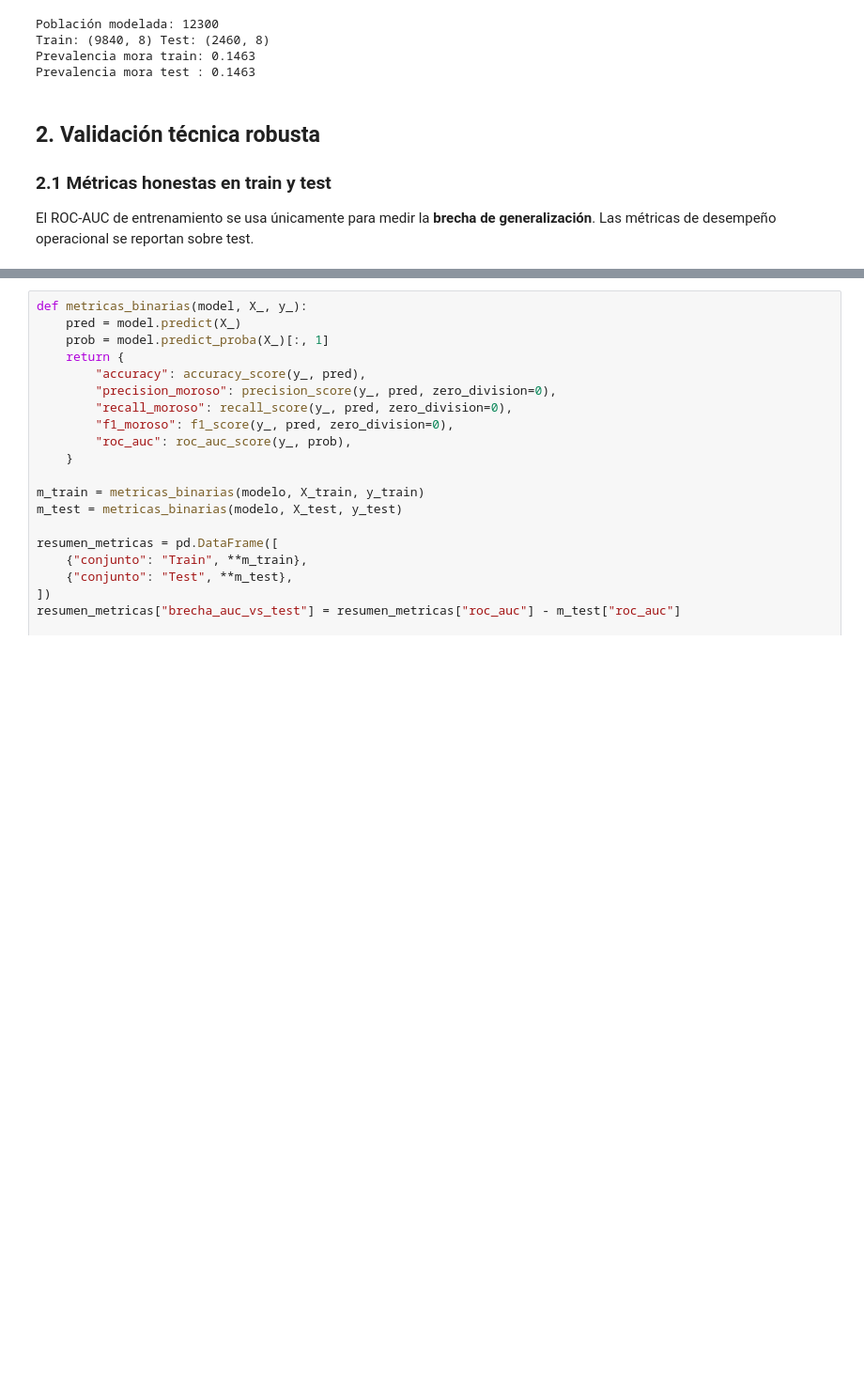
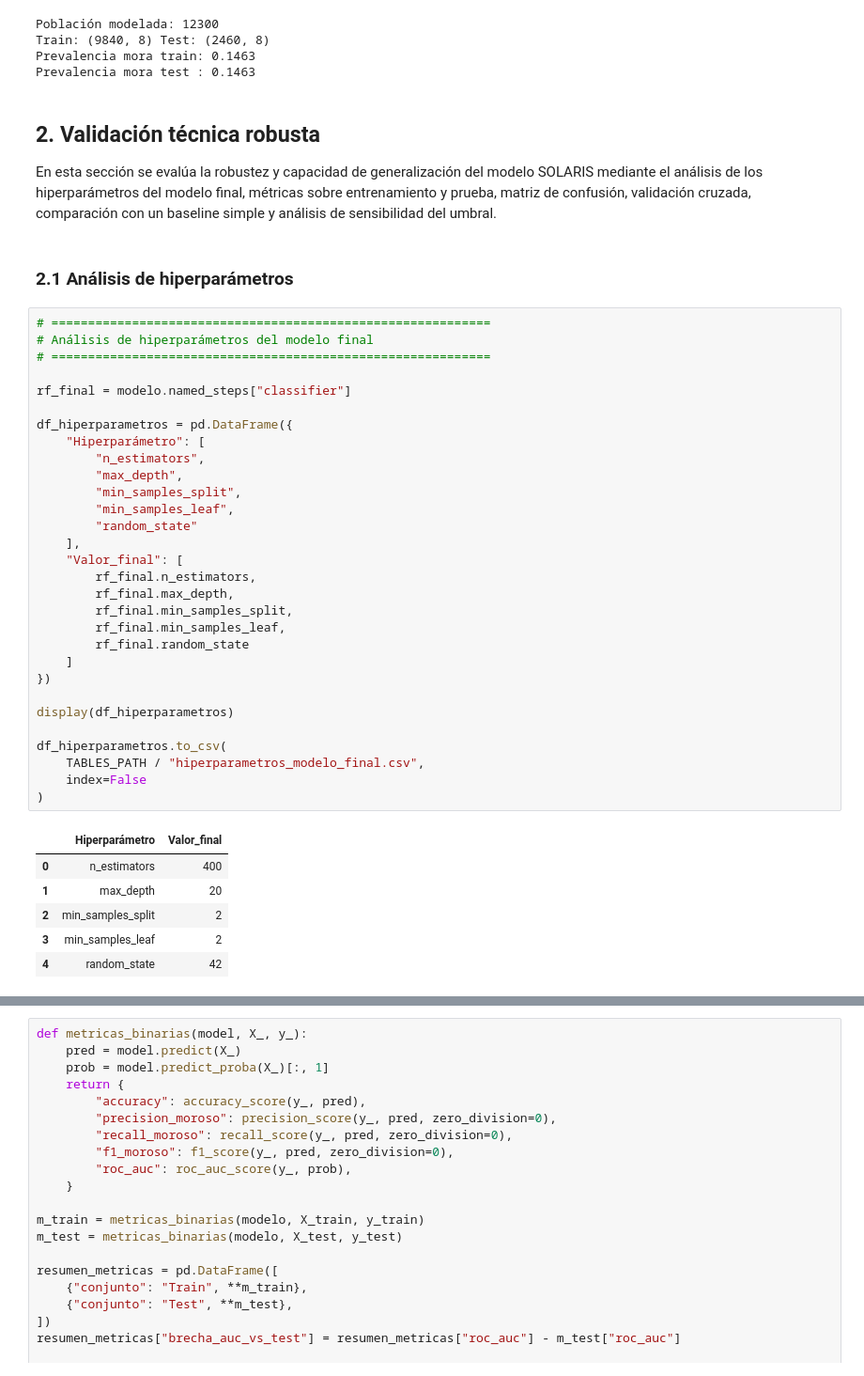
Before and after one commit to anasofiaherrera13-gif/proyecto-solaris, a Jupyter notebook: Modulo_4/M4_PCD2_HerreraSanchez_Validacion.ipynb, the cells around one changed output, grey strips where cells are left out. Shown at 94% size. Cells and saved outputs as stored; diff of their text form; blank space fills up the shorter version.

Commit message:
Actualiza entregables finales del Modulo 4

```diff
--- a/Modulo_4/M4_PCD2_HerreraSanchez_Validacion.ipynb
+++ b/Modulo_4/M4_PCD2_HerreraSanchez_Validacion.ipynb
@@ -100,6 +100,44 @@ Prevalencia mora train: 0.1463
 Prevalencia mora test : 0.1463
 # %% [markdown]
 ## 2. Validación técnica robusta
-### 2.1 Métricas honestas en train y test
 
-El ROC-AUC de entrenamiento se usa únicamente para medir la **brecha de generalización**. Las métricas de desempeño operacional se reportan sobre test.
+En esta sección se evalúa la robustez y capacidad de generalización del modelo SOLARIS mediante el análisis de los hiperparámetros del modelo final, métricas sobre entrenamiento y prueba, matriz de confusión, validación cruzada, comparación con un baseline simple y análisis de sensibilidad del umbral.
+# %% [markdown]
+### 2.1 Análisis de hiperparámetros
+# %%
+# ============================================================
+# Análisis de hiperparámetros del modelo final
+# ============================================================
+
+rf_final = modelo.named_steps["classifier"]
+
+df_hiperparametros = pd.DataFrame({
+    "Hiperparámetro": [
+        "n_estimators",
+        "max_depth",
+        "min_samples_split",
+        "min_samples_leaf",
+        "random_state"
+    ],
+    "Valor_final": [
+        rf_final.n_estimators,
+        rf_final.max_depth,
+        rf_final.min_samples_split,
+        rf_final.min_samples_leaf,
+        rf_final.random_state
+    ]
+})
+
+display(df_hiperparametros)
+
+df_hiperparametros.to_csv(
+    TABLES_PATH / "hiperparametros_modelo_final.csv",
+    index=False
+)
+# %% [output]
+|  | Hiperparámetro | Valor_final |
+| 0 | n_estimators | 400 |
+| 1 | max_depth | 20 |
+| 2 | min_samples_split | 2 |
+| 3 | min_samples_leaf | 2 |
+| 4 | random_state | 42 |
```
Also changed, not shown: parts of 6 cells of this notebook, 4 other files.
